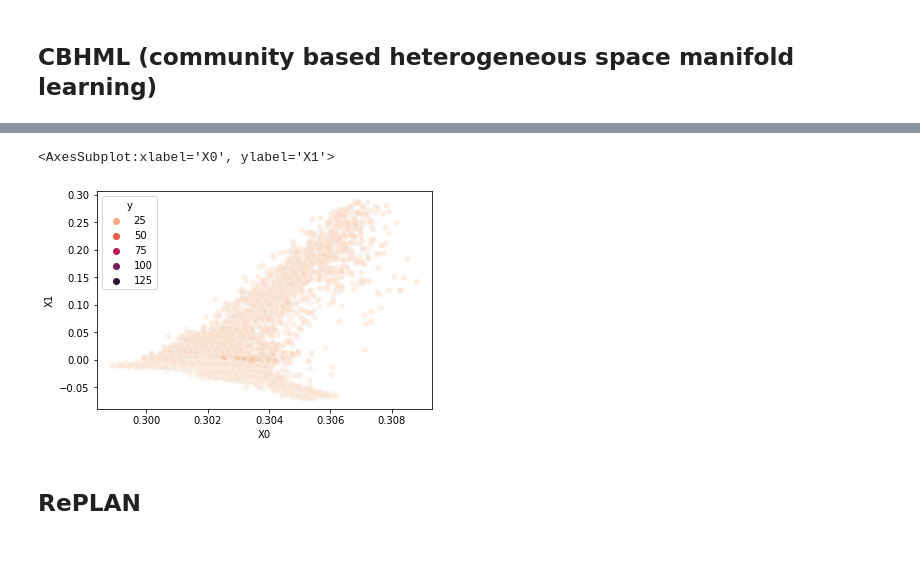
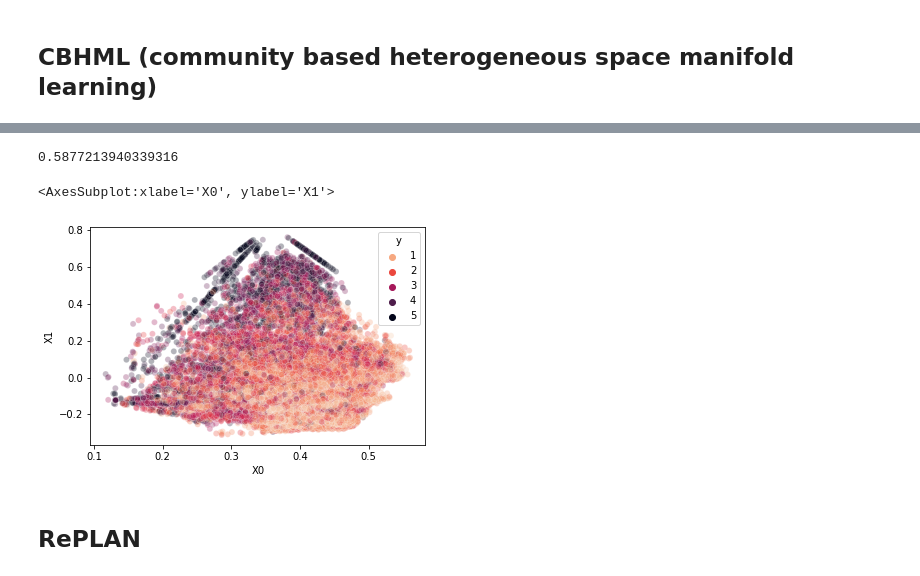
Before and after one commit to AlanGanem/replan, a Jupyter notebook: notebooks_dev/replan.ipynb, the cells around one changed output, grey strips where cells are left out. Drawn from its saved outputs; the diff is of its cells as text; code cells hidden in the pictures.

```diff
--- a/notebooks_dev/replan.ipynb
+++ b/notebooks_dev/replan.ipynb
@@ -1430,20 +1486,25 @@ sns.distplot(np.abs(pureg.linear_estimator.coef_))
 # %%
 from sklearn.decomposition import PCA, TruncatedSVD
+from sklearn.neighbors import KNeighborsRegressor
 import pandas as pd
 
-embs2d = TruncatedSVD(2, random_state = 42).fit_transform(embs)
+knnpipe = make_pipeline(pureg, KNeighborsRegressor(10))
+r2_score(y[~train_msk], knnpipe.fit(X[train_msk],y[train_msk]).predict(X[~train_msk]))
+#embs2d = TruncatedSVD(2, random_state = 42).fit_transform(embs)
+# %% [output]
+0.5877213940339316
 # %%
 embsdf = pd.DataFrame(embs2d)
 embsdf.columns = [f'X{i}' for i in range(embs2d.shape[-1])]
 embsdf['y'] = y#
-embsdf['y'] = df.iloc[:,2]
+#embsdf['y'] = df.iloc[:,6]
 
 #fig = px.scatter_3d(embsdf, x='X0', y='X1', z='X2',
 #              color='y',opacity = 0.2)
-sns.scatterplot(embsdf['X0'], embsdf['X1'], hue = embsdf['y'], alpha = 0.4, palette = 'rocket_r')
+sns.scatterplot(embsdf['X0'], embsdf['X1'], hue = embsdf['y'], alpha = 0.3, palette = 'rocket_r')
 # %% [output]
 <AxesSubplot:xlabel='X0', ylabel='X1'>
-[figure, old version]
+[figure, new version]
 # %% [markdown]
 ## RePLAN
 # %%
```
Also changed, not shown: parts of 29 cells of this notebook.
